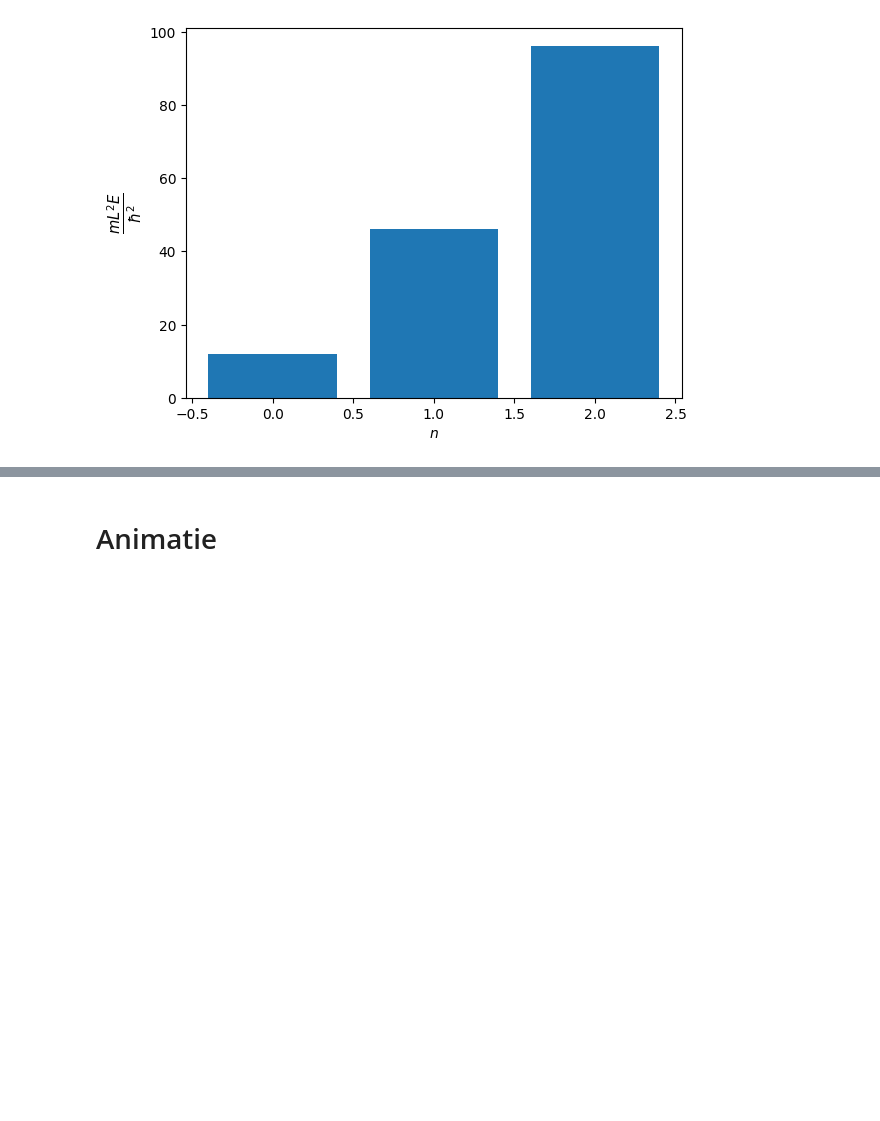
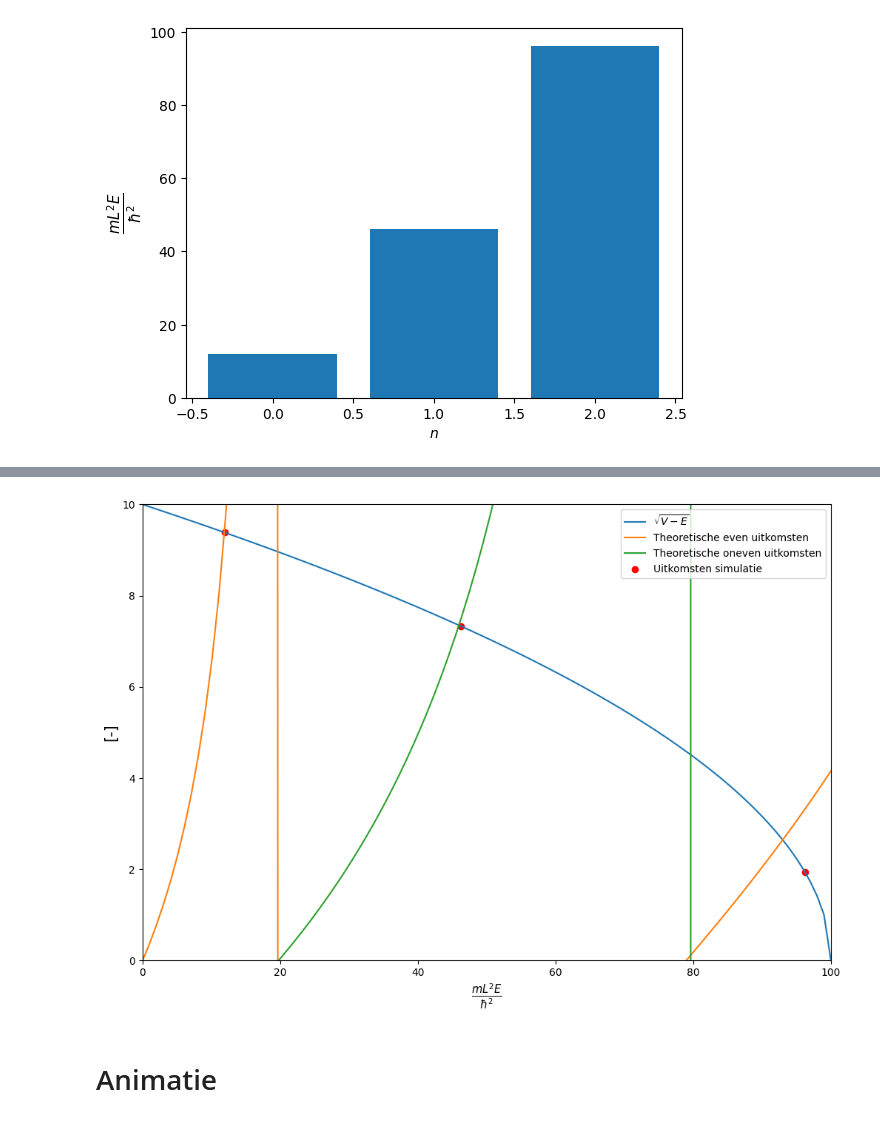
Before and after one commit to R4vante/School, a Jupyter notebook: ASIA/Finite_well/1D-Schroedinger-finite.ipynb, the cells around one changed output, grey strips where cells are left out. Saved outputs shown, nothing was run; the diff lists cells and outputs as text; code cells hidden in the pictures; blank space fills up the shorter version.

```diff
--- a/ASIA/Finite_well/1D-Schroedinger-finite.ipynb
+++ b/ASIA/Finite_well/1D-Schroedinger-finite.ipynb
@@ -210,3 +212,32 @@ Text(0.5, 0, '$n$')
+# %%
+L = 0.5 # Lengte van de put
+V = 100
+m = 9.10938356e-31
+hbar = 1.05457180013e-34
+E_th = np.linspace(0, V, 100)
+# %%
+curve = np.sqrt(V - E_th)
+even = np.sqrt(E_th) * np.tan(L*np.sqrt(E_th/2))
+oneven = -np.sqrt(E_th)/(np.tan(L*np.sqrt(E_th/2)))
+curve2 = np.sqrt(V - E[0:3])
+# %%
+fig, ax = plt.subplots(figsize=(12,8))
+
+ax.plot(E_th, curve, label=r'$\sqrt{V - E}$')
+ax.plot(E_th, even, label = 'Theoretische even uitkomsten')
+ax.plot(E_th, oneven, label = 'Theoretische oneven uitkomsten')
+ax.scatter(E[0:3], curve2, color='red', label = 'Uitkomsten simulatie')
+ax.set_ylim([0,np.sqrt(V)])
+ax.set_xlim([0, V])
+
+ax.set_xlabel(r'$\frac{mL^2 E}{\hbar^2}$', fontsize=15)
+ax.set_ylabel(r'[-]', fontsize=15)
+
+ax.legend(loc='upper right')
+
+plt.show()
+# %% [output]
+[figure, added]
 # %% [markdown]
 # Animatie
 # %%
```
Also changed, not shown: parts of 2 cells of this notebook, 1 other file.
